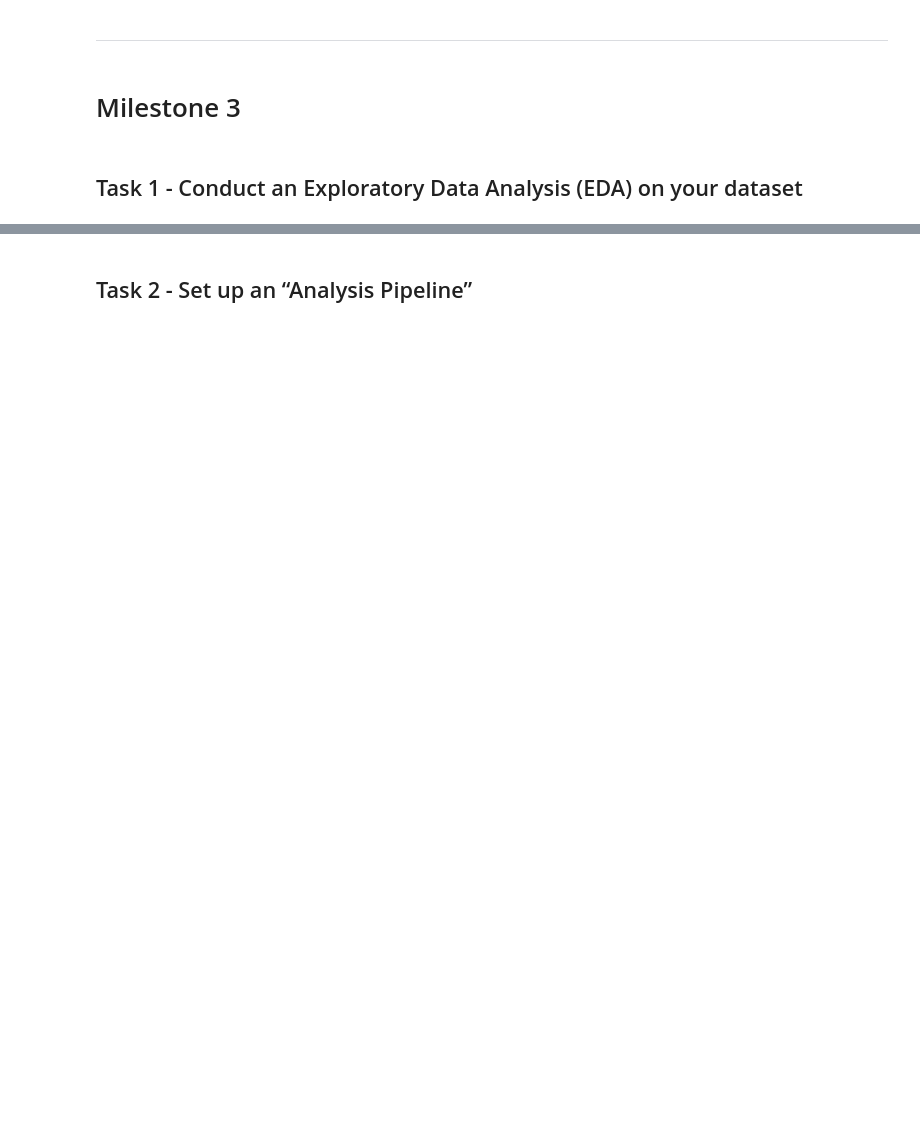
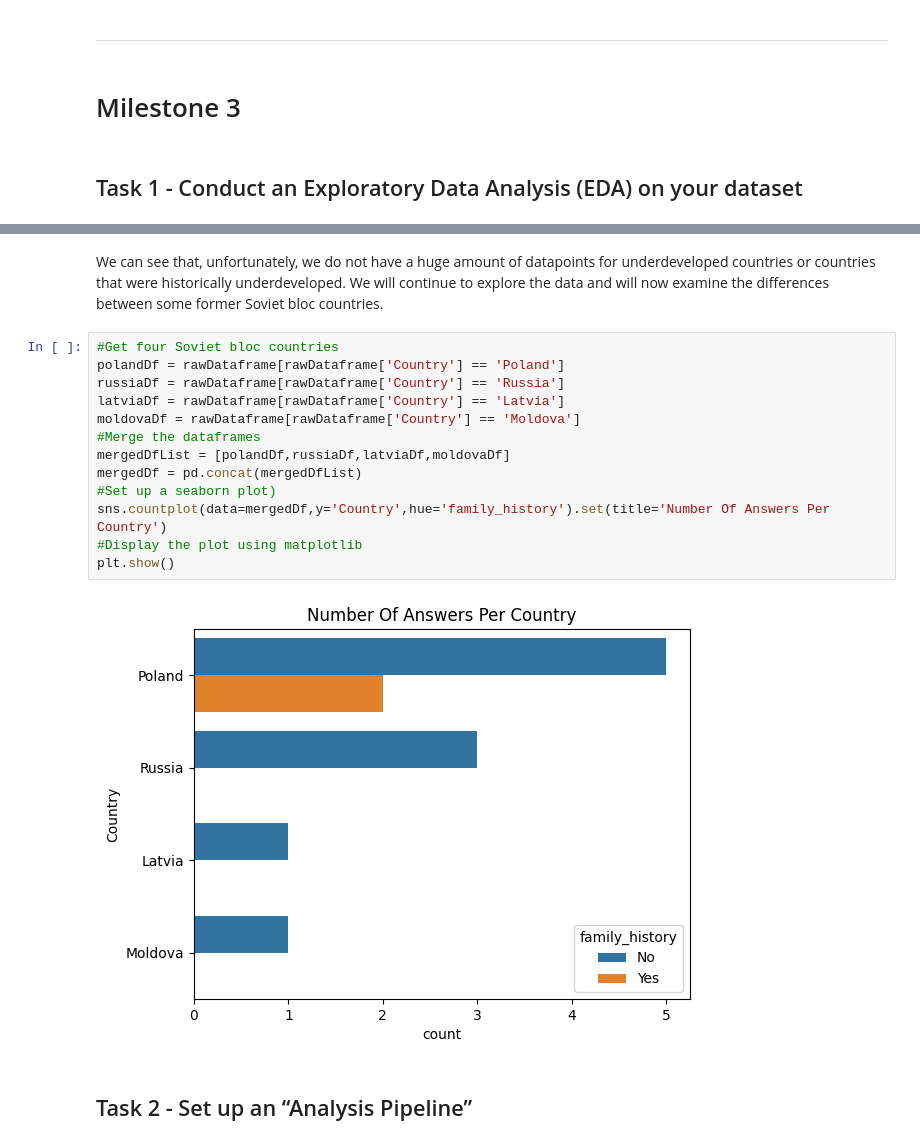
Before and after one commit to ubco-W2022T1-cosc301/project-group06, a Jupyter notebook: notebooks/analysis2.ipynb, the cells around one changed output, grey strips where cells are left out. Saved outputs shown, nothing was run; the diff lists cells and outputs as text; blank space fills up the shorter version.

```diff
--- a/notebooks/analysis2.ipynb
+++ b/notebooks/analysis2.ipynb
@@ -131,3 +194,20 @@ For a full in depth data analysis, we will need to see the relationship between
+# %% [markdown]
+We can see that, unfortunately, we do not have a huge amount of datapoints for underdeveloped countries or countries that were historically underdeveloped. We will continue to explore the data and will now examine the differences between some former Soviet bloc countries.
+# %%
+#Get four Soviet bloc countries
+polandDf = rawDataframe[rawDataframe['Country'] == 'Poland']
+russiaDf = rawDataframe[rawDataframe['Country'] == 'Russia']
+latviaDf = rawDataframe[rawDataframe['Country'] == 'Latvia']
+moldovaDf = rawDataframe[rawDataframe['Country'] == 'Moldova']
+#Merge the dataframes
+mergedDfList = [polandDf,russiaDf,latviaDf,moldovaDf]
+mergedDf = pd.concat(mergedDfList)
+#Set up a seaborn plot)
+sns.countplot(data=mergedDf,y='Country',hue='family_history').set(title='Number Of Answers Per Country')
+#Display the plot using matplotlib
+plt.show()
+# %% [output]
+[figure, added]
 # %% [markdown]
 ## Task 2 - Set up an “Analysis Pipeline”
 # %%
```
Also changed, not shown: parts of 27 cells of this notebook.
